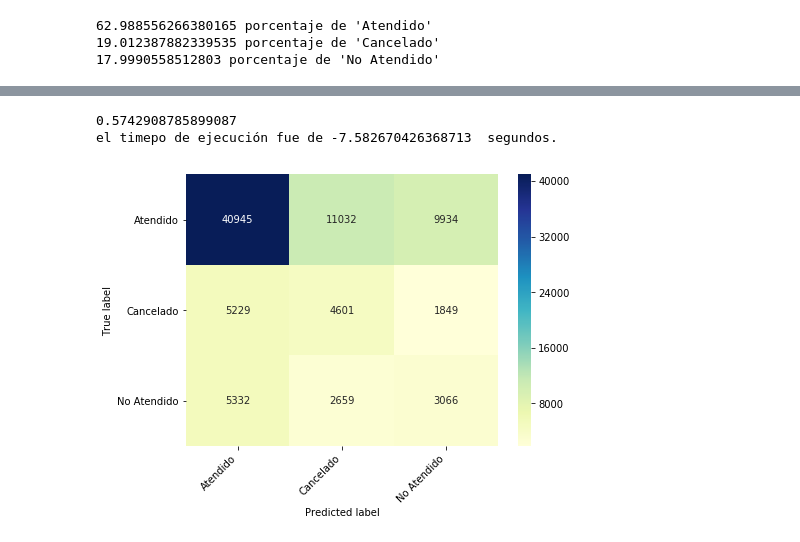
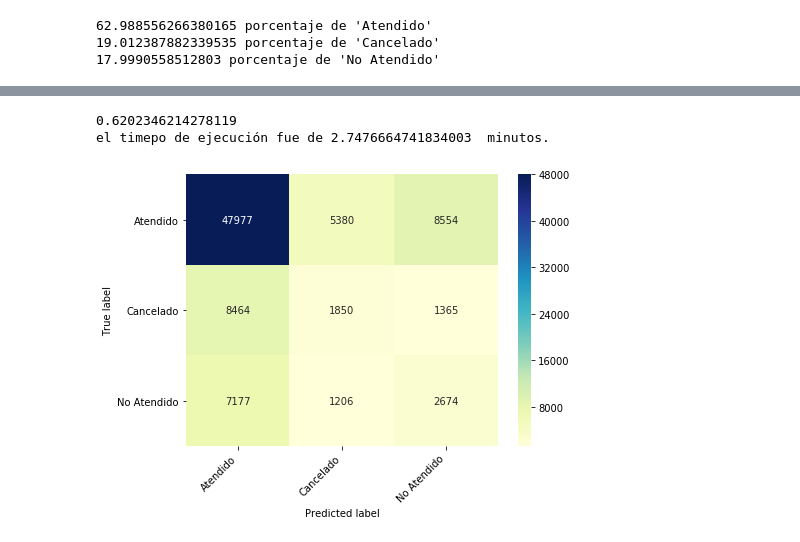
Before and after one commit to pabloveazul/Tarea-NSP, a Jupyter notebook: TareaNSPSVM.ipynb, the cells around one changed output, grey strips where cells are left out. Drawn from its saved outputs; the diff is of its cells as text; code cells hidden in the pictures.

```diff
--- a/TareaNSPSVM.ipynb
+++ b/TareaNSPSVM.ipynb
@@ -253,0 +122,4 @@ datos_num_test_unlabeled.shape
+# %%
+##Estandarización con ciretio min-max training set
+df_training_normalized = (X-X.min())/(X.max()-X.min())
+df_training_normalized.head()
@@ -253,0 +133,4 @@ datos_num_test_unlabeled.shape
+# %%
+##Estandarización test set
+df_test_normalized = (datos_num_test_unlabeled-datos_num_test_unlabeled.min())/(datos_num_test_unlabeled.max()-datos_num_test_unlabeled.min())
+df_test_normalized.head()
@@ -254,19 +148,19 @@ datos_num_test_unlabeled.shape
 # %%
-##strict SVM
+## SVM C=1.
 import time
 start1 = time.time()
 from sklearn.svm import SVC
 clf = SVC(C = 1 , gamma='auto')
-clf.fit(X, y)
+clf.fit(df_training_normalized, y)
 end1 = time.time()
 # %%
 start2 = time.time()
-print(clf.score(datos_num_test_unlabeled, datos_num_test_labels))
+print(clf.score(df_test_normalized, datos_num_test_labels))
 end2 = time.time()
-print("el timepo de ejecución fue de", (start1+start2-end1-end2)/60 , " segundos.")
+print("el timepo de ejecución fue de", (end1+end2-start1-start2)/60 , " minutos.")
 # %% [output]
-0.5742908785899087
-el timepo de ejecución fue de -7.582670426368713  segundos.
+0.6202346214278119
+el timepo de ejecución fue de 2.7476664741834003  minutos.
 # %%
 def print_confusion_matrix(confusion_matrix, class_names, figsize = (7,5), fontsize=10):
     """Prints a confusion matrix, as returned by sklearn.metrics.confusion_matrix, as a heatmap.
@@ -305,12 +199,12 @@ def print_confusion_matrix(confusion_matrix, class_names, figsize = (7,5), fonts
 # %%
 from sklearn.model_selection import cross_val_score
 from sklearn.metrics import confusion_matrix
 
-y_pred = clf.predict(datos_num_test_unlabeled)
-class_numbers = datos_num_test_labels.unique()
-class_numbers.sort()
-class_names = le.inverse_transform(class_numbers)
-cm = confusion_matrix(datos_num_test_labels,y_pred)
-cm_fig = print_confusion_matrix(cm,class_names)
+y_pred_normalized = clf.predict(df_test_normalized)
+class_numbers_normalized = datos_num_test_labels.unique()
+class_numbers_normalized.sort()
+class_names_normalized = le.inverse_transform(class_numbers)
+cm_normalized = confusion_matrix(datos_num_test_labels,y_pred_normalized)
+cm_fig_normalized = print_confusion_matrix(cm_normalized,class_names_normalized)
 # %% [output]
-[figure, old version]
+[figure, new version]
```
Also changed, not shown: parts of 32 cells of this notebook.
